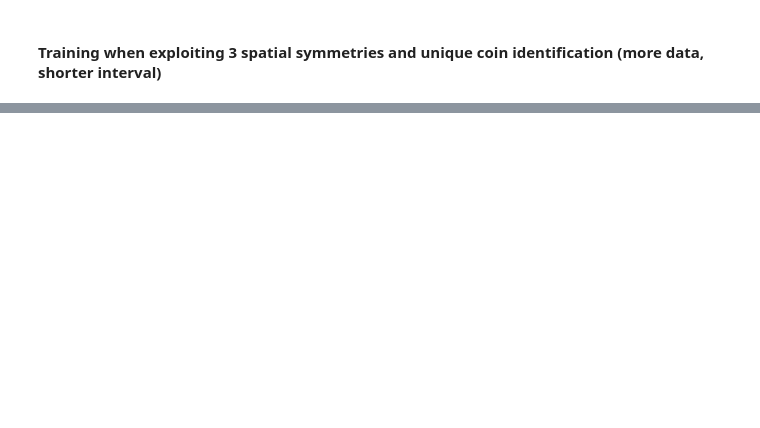
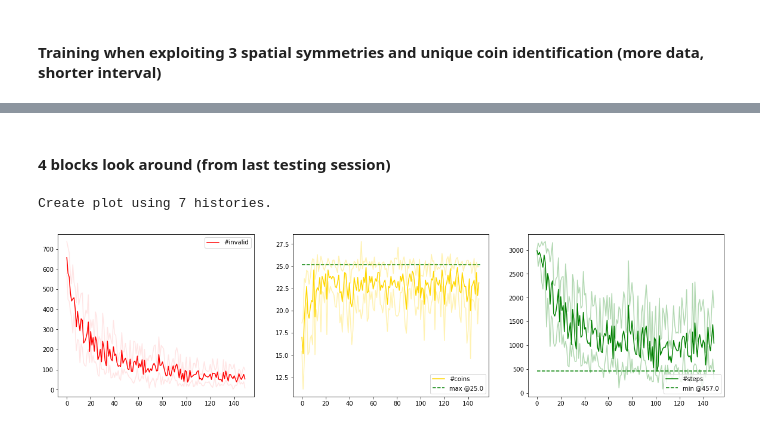
Before and after one commit to hericks/FML, a Jupyter notebook: bomberman_rl/agent_code/linear_agent/monitoring.ipynb, the cells around one changed output, grey strips where cells are left out. Saved outputs shown, nothing was run; the diff lists cells and outputs as text; code cells hidden in the pictures; blank space fills up the shorter version.

```diff
--- a/bomberman_rl/agent_code/linear_agent/monitoring.ipynb
+++ b/bomberman_rl/agent_code/linear_agent/monitoring.ipynb
@@ -105,0 +133,7 @@ plotAverageHistory("histories/linear_agent_4_look_around_with_extensive_mirrorin
+# %% [markdown]
+#### 4 blocks look around (from last testing session)
+# %%
+plotAverageHistory("histories/linear_agent_4_look_around_with_extensive_mirroring_unique_coin_identifiers")
+# %% [output]
+Create plot using 7 histories.
+[figure, added]
```
Also changed, not shown: parts of 11 cells of this notebook.
